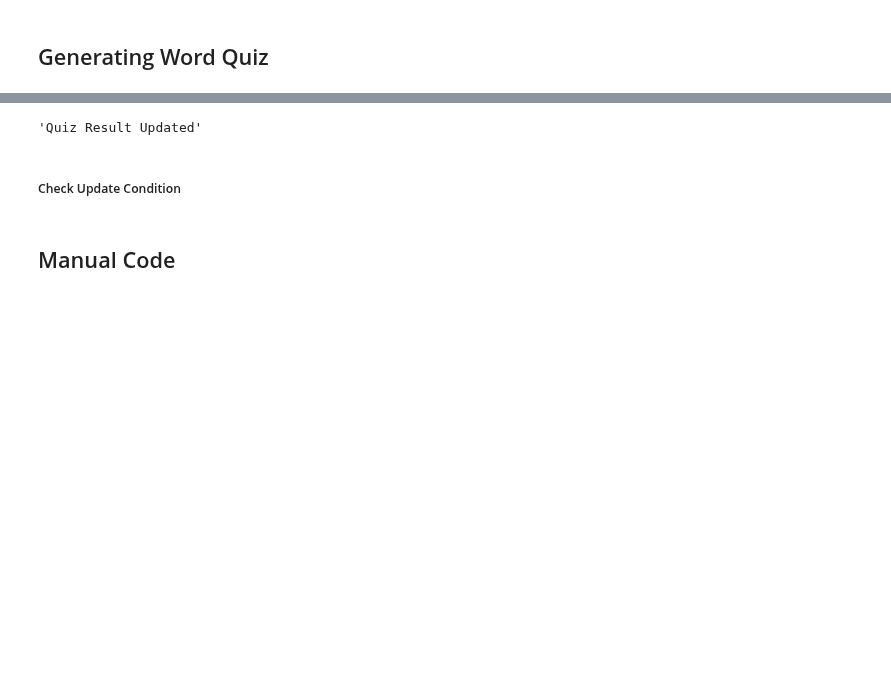
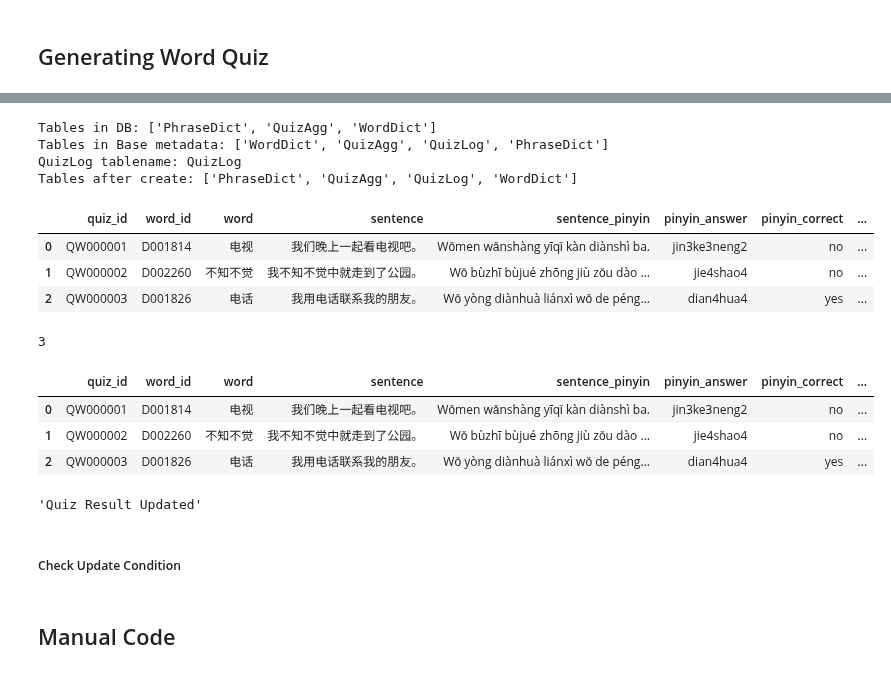
Before and after one commit to tuawong/GPT4LanguageLearning, a Jupyter notebook: GPT_ChineseQuiz.ipynb, the cells around one changed output, grey strips where cells are left out. Drawn from its saved outputs; the diff is of its cells as text; code cells hidden in the pictures; blank space fills up the shorter version.

```diff
--- a/GPT_ChineseQuiz.ipynb
+++ b/GPT_ChineseQuiz.ipynb
@@ -212,3 +221,46 @@ quiz_result
+# %%
+from sqlalchemy import text, inspect
+from models import Base, QuizLog
+from database import engine
+
+with engine.begin() as conn:
+    conn.execute(text("DROP TABLE IF EXISTS QuizLog"))
+
+insp = inspect(engine)
+print("Tables in DB:", insp.get_table_names())
+print("Tables in Base metadata:", list(Base.metadata.tables.keys()))
+print("QuizLog tablename:", QuizLog.__tablename__)
+
+# Force-create just this one, if needed:
+QuizLog.__table__.create(engine, checkfirst=True)
+
+print("Tables after create:", inspect(engine).get_table_names())
+# %% [output]
+Tables in DB: ['PhraseDict', 'QuizAgg', 'WordDict']
+Tables in Base metadata: ['WordDict', 'QuizAgg', 'QuizLog', 'PhraseDict']
+QuizLog tablename: QuizLog
+Tables after create: ['PhraseDict', 'QuizAgg', 'QuizLog', 'WordDict']
+# %%
+quiz_result_export = quiz_result.copy()
+quiz_result_export['quiz_id'] = [f'QW00000{num}' for num in quiz_result_export.index + 1]
+quiz_result_export = quiz_result_export[pd.read_sql_table('QuizLog', engine).columns].reset_index(drop=True)
+quiz_result_export
+# %% [output]
+|  | quiz_id | word_id | word | sentence | sentence_pinyin | pinyin_answer | pinyin_correct | ... |
+| 0 | QW000001 | D001814 | 电视 | 我们晚上一起看电视吧。 | Wǒmen wǎnshàng yīqǐ kàn diànshì ba. | jin3ke3neng2 | no | ... |
+| 1 | QW000002 | D002260 | 不知不觉 | 我不知不觉中就走到了公园。 | Wǒ bùzhī bùjué zhōng jiù zǒu dào ... | jie4shao4 | no | ... |
+| 2 | QW000003 | D001826 | 电话 | 我用电话联系我的朋友。 | Wǒ yòng diànhuà liánxì wǒ de péng... | dian4hua4 | yes | ... |
+# %%
+quiz_result_export.to_sql("QuizLog", engine, if_exists='append', index=False)
+# %% [output]
+3
+# %%
+pd.read_sql_table('QuizLog', engine)
+# %% [output]
+|  | quiz_id | word_id | word | sentence | sentence_pinyin | pinyin_answer | pinyin_correct | ... |
+| 0 | QW000001 | D001814 | 电视 | 我们晚上一起看电视吧。 | Wǒmen wǎnshàng yīqǐ kàn diànshì ba. | jin3ke3neng2 | no | ... |
+| 1 | QW000002 | D002260 | 不知不觉 | 我不知不觉中就走到了公园。 | Wǒ bùzhī bùjué zhōng jiù zǒu dào ... | jie4shao4 | no | ... |
+| 2 | QW000003 | D001826 | 电话 | 我用电话联系我的朋友。 | Wǒ yòng diànhuà liánxì wǒ de péng... | dian4hua4 | yes | ... |
 # %%
 quiz_generator.update_quiz_score(
     gsheet_name = gsheet_name,
```
Also changed, not shown: parts of 16 cells of this notebook, 9 other files.
